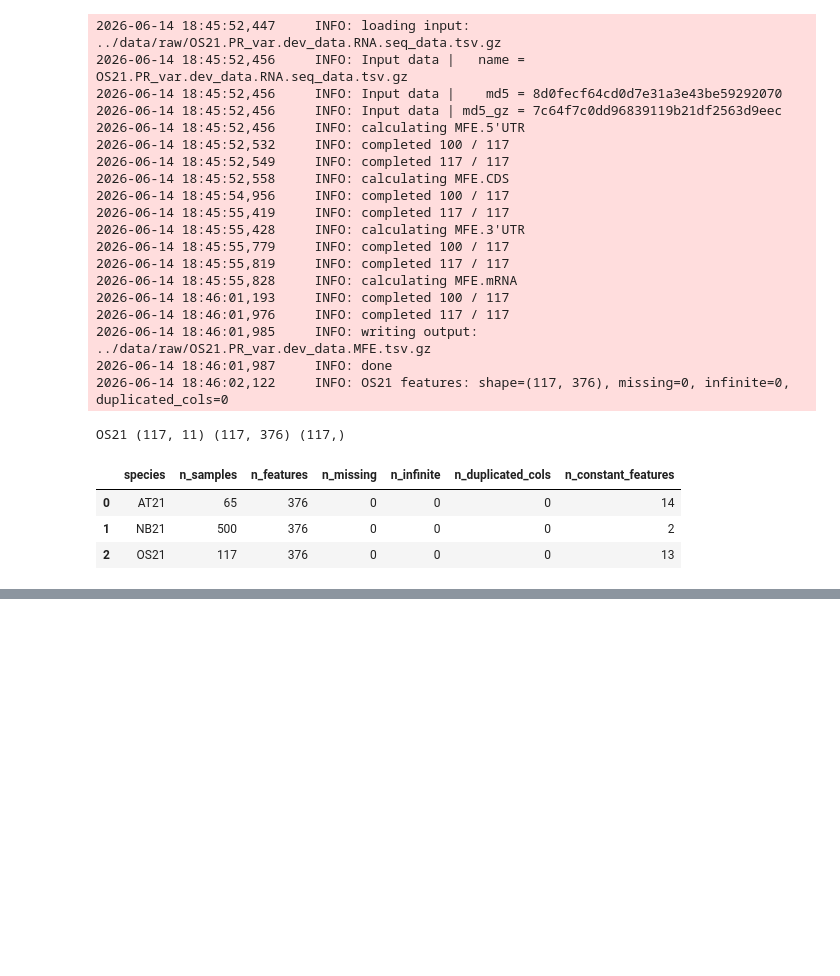
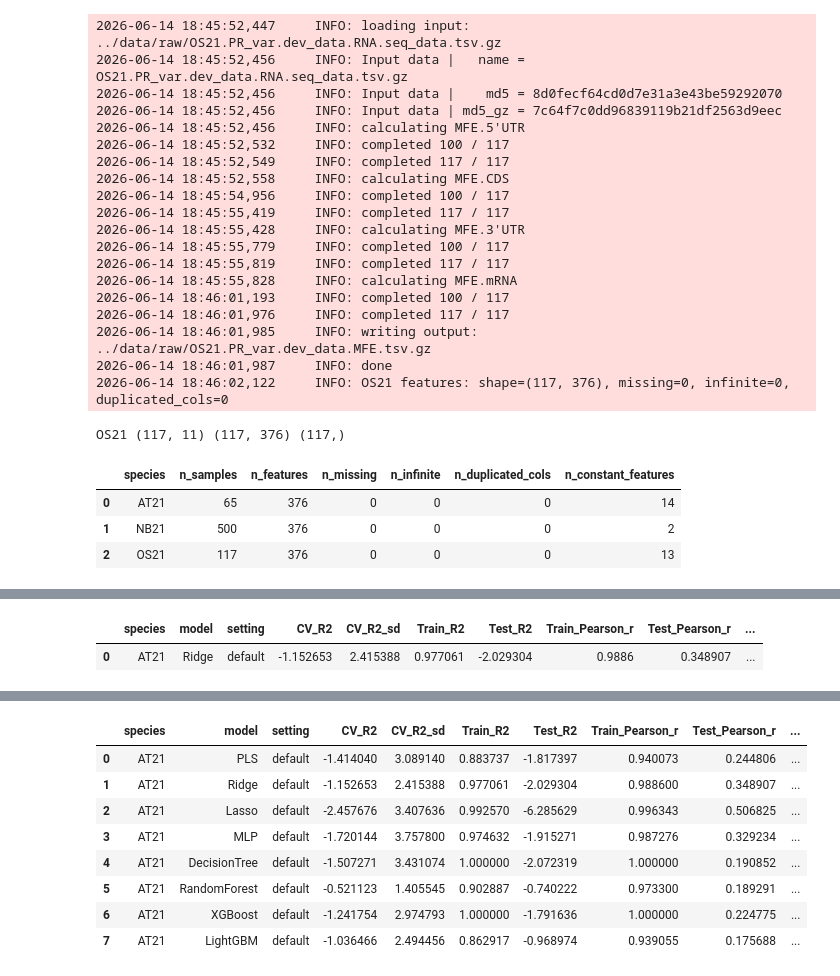
Before and after one commit to ih-11/regression, a Jupyter notebook: notebooks/benchmark.ipynb, the cells around one changed output, grey strips where cells are left out. Cells and saved outputs as stored; diff of their text form; code cells hidden in the pictures; blank space fills up the shorter version.

```diff
--- a/notebooks/benchmark.ipynb
+++ b/notebooks/benchmark.ipynb
@@ -1163,0 +1429,42 @@ def detect_outliers(
+# %%
+# ============================================
+# Test benchmark pipeline with Ridge
+# ============================================
+
+ridge_result = run_default_model(
+    species="AT21",
+    model_name="Ridge",
+    model=default_models["Ridge"],
+    prepared=prepared_data["AT21"],
+    k_cv=k_cv,
+    n_jobs=n_jobs,
+)
+
+pd.DataFrame([ridge_result])
+# %% [output]
+|  | species | model | setting | CV_R2 | CV_R2_sd | Train_R2 | Test_R2 | Train_Pearson_r | Test_Pearson_r | ... |
+| 0 | AT21 | Ridge | default | -1.152653 | 2.415388 | 0.977061 | -2.029304 | 0.9886 | 0.348907 | ... |
+# %%
+# ============================================
+# Test all default models on AT21
+# ============================================
+
+default_results_at21 = []
+
+for model_name, model in get_default_models(random_state=random_state, n_jobs=n_jobs).items():
+    logger.info("Running AT21 default model: %s", model_name)
+
+    result = run_default_model(
+        species="AT21",
+        model_name=model_name,
+        model=model,
+        prepared=prepared_data["AT21"],
+        k_cv=k_cv,
+        n_jobs=n_jobs,
+    )
+
+    default_results_at21.append(result)
+
+default_results_at21_df = pd.DataFrame(default_results_at21)
+display(default_results_at21_df)
+# %% [output]
@@ -1163,0 +1479,9 @@ def detect_outliers(
+|  | species | model | setting | CV_R2 | CV_R2_sd | Train_R2 | Test_R2 | Train_Pearson_r | Test_Pearson_r | ... |
+| 0 | AT21 | PLS | default | -1.414040 | 3.089140 | 0.883737 | -1.817397 | 0.940073 | 0.244806 | ... |
+| 1 | AT21 | Ridge | default | -1.152653 | 2.415388 | 0.977061 | -2.029304 | 0.988600 | 0.348907 | ... |
+| 2 | AT21 | Lasso | default | -2.457676 | 3.407636 | 0.992570 | -6.285629 | 0.996343 | 0.506825 | ... |
+| 3 | AT21 | MLP | default | -1.720144 | 3.757800 | 0.974632 | -1.915271 | 0.987276 | 0.329234 | ... |
+| 4 | AT21 | DecisionTree | default | -1.507271 | 3.431074 | 1.000000 | -2.072319 | 1.000000 | 0.190852 | ... |
+| 5 | AT21 | RandomForest | default | -0.521123 | 1.405545 | 0.902887 | -0.740222 | 0.973300 | 0.189291 | ... |
+| 6 | AT21 | XGBoost | default | -1.241754 | 2.974793 | 1.000000 | -1.791636 | 1.000000 | 0.224775 | ... |
+| 7 | AT21 | LightGBM | default | -1.036466 | 2.494456 | 0.862917 | -0.968974 | 0.939055 | 0.175688 | ... |
```
Also changed, not shown: parts of 7 cells of this notebook.
